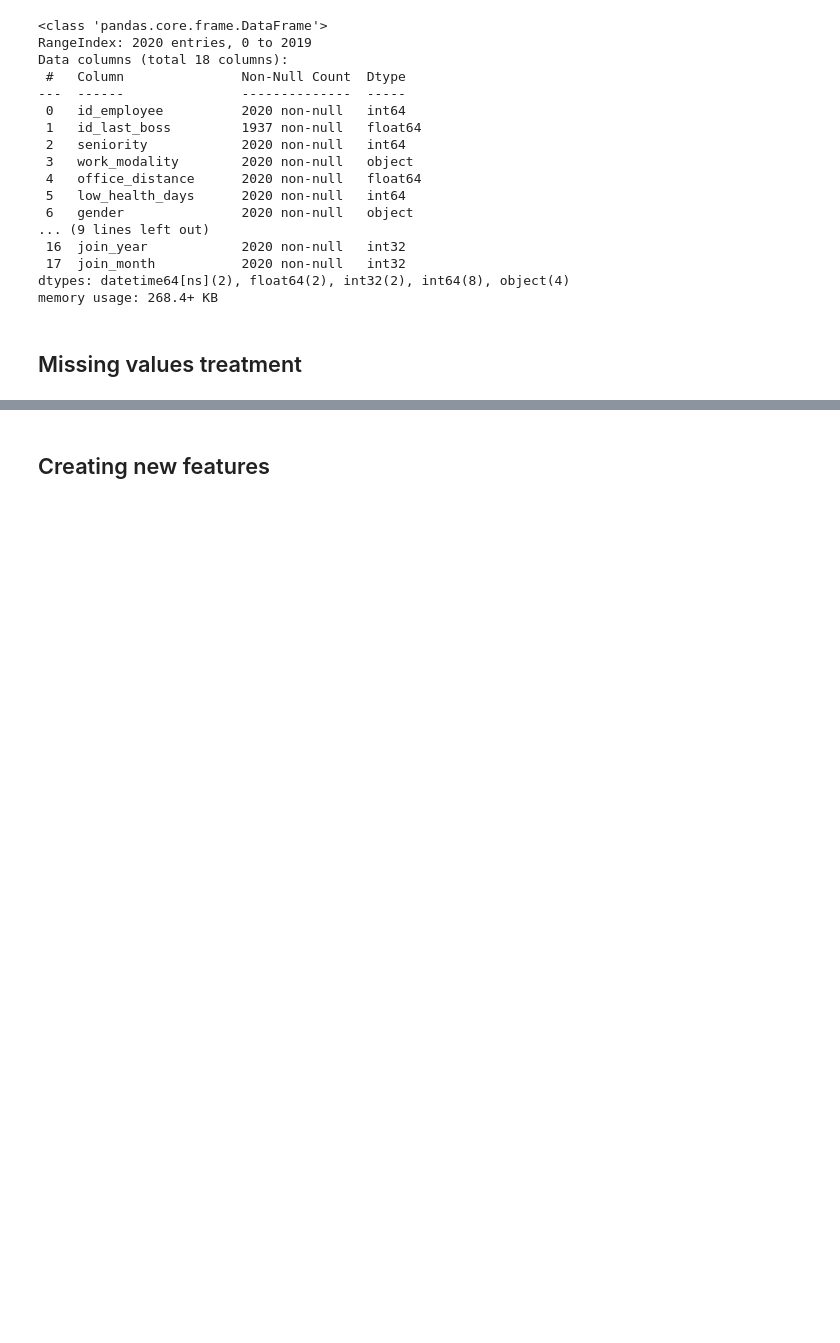
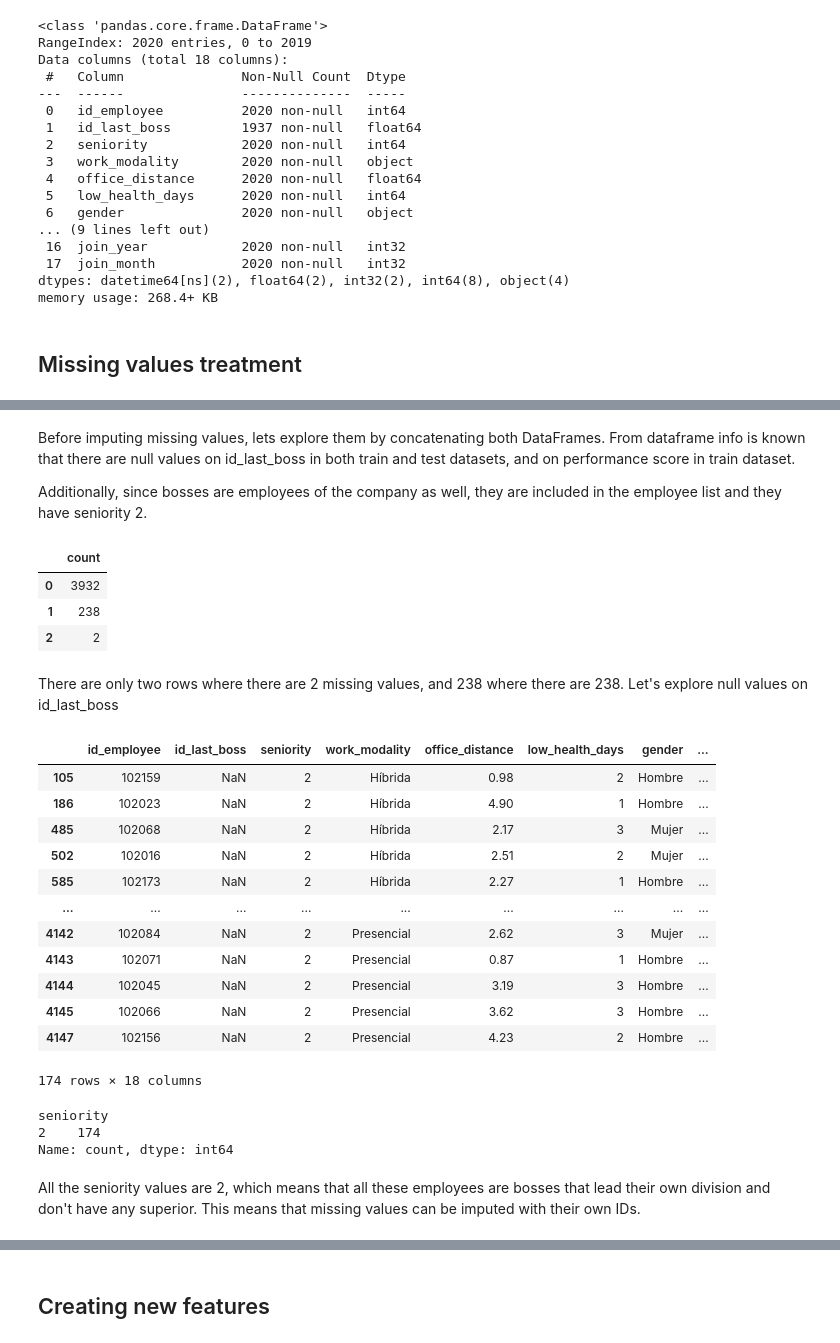
Before and after one commit to Wiferpagri/High-Performance-Employee-Resign-Prediction, a Jupyter notebook: notebooks/1.0-wfp-etl-process.ipynb, the cells around one changed output, grey strips where cells are left out. Saved outputs shown, nothing was run; the diff lists cells and outputs as text; code cells hidden in the pictures; blank space fills up the shorter version.

Commit message:
remade entire data cleaning process by imputing accurate values

```diff
--- a/notebooks/1.0-wfp-etl-process.ipynb
+++ b/notebooks/1.0-wfp-etl-process.ipynb
@@ -288,4 +290,0 @@ From context of the business, is well known that people with performance_score g
-# %%
-train_df = train_df.ffill()
-
-test_df = test_df.ffill()
@@ -294,4 +290,0 @@ test_df = test_df.ffill()
-# %%
-train_df['id_last_boss'] = train_df['id_last_boss'].astype(int)
-
-test_df['id_last_boss'] = test_df['id_last_boss'].astype(int)
@@ -356,3 +290,0 @@ memory usage: 260.5+ KB
-# %%
-train_df['performance'] = ['high' if score >= 80 else 'low' for score in train_df['performance_score']]
-test_df['performance'] = ['high' if score >= 80 else 'low' for score in test_df['performance_score']]
@@ -370,0 +291,47 @@ expanded_df = pd.merge(concat_df, concat_df, how='left',
+# %% [markdown]
+Before imputing missing values, lets explore them by concatenating both DataFrames. From dataframe info is known that there are null values on id_last_boss in both train and test datasets, and on performance score in train dataset.
+
+Additionally, since bosses are employees of the company as well, they are included in the employee list and they have seniority 2.
+# %%
+# Concatenating both dataframes since they have similar characteristics
+
+concat_df = pd.concat([train_df.drop('resign', axis=1), test_df], axis=0).reset_index(drop=True)
+# %%
+# Checking null values per row
+
+concat_df.isna().sum(axis=1).value_counts().to_frame()
+# %% [output]
+|  | count |
+| 0 | 3932 |
+| 1 | 238 |
+| 2 | 2 |
+# %% [markdown]
+There are only two rows where there are 2 missing values, and 238 where there are 238. Let's explore null values on id_last_boss
+# %%
+# Exploring id_last_boss null values
+
+concat_df[concat_df['id_last_boss'].isna()]
+# %% [output]
+|  | id_employee | id_last_boss | seniority | work_modality | office_distance | low_health_days | gender | ... |
+| 105 | 102159 | NaN | 2 | Híbrida | 0.98 | 2 | Hombre | ... |
+| 186 | 102023 | NaN | 2 | Híbrida | 4.90 | 1 | Hombre | ... |
+| 485 | 102068 | NaN | 2 | Híbrida | 2.17 | 3 | Mujer | ... |
+| 502 | 102016 | NaN | 2 | Híbrida | 2.51 | 2 | Mujer | ... |
+| 585 | 102173 | NaN | 2 | Híbrida | 2.27 | 1 | Hombre | ... |
+| ... | ... | ... | ... | ... | ... | ... | ... | ... |
+| 4142 | 102084 | NaN | 2 | Presencial | 2.62 | 3 | Mujer | ... |
+| 4143 | 102071 | NaN | 2 | Presencial | 0.87 | 1 | Hombre | ... |
+| 4144 | 102045 | NaN | 2 | Presencial | 3.19 | 3 | Hombre | ... |
+| 4145 | 102066 | NaN | 2 | Presencial | 3.62 | 3 | Hombre | ... |
+| 4147 | 102156 | NaN | 2 | Presencial | 4.23 | 2 | Hombre | ... |
+174 rows × 18 columns
+# %%
+# Checking the values of seniority from these employees
+
+concat_df[concat_df['id_last_boss'].isna()].seniority.value_counts()
+# %% [output]
+seniority
+2    174
+Name: count, dtype: int64
+# %% [markdown]
+All the seniority values are 2, which means that all these employees are bosses that lead their own division and don't have any superior. This means that missing values can be imputed with their own IDs.
```
Also changed, not shown: parts of 46 cells of this notebook, 4 other files.
